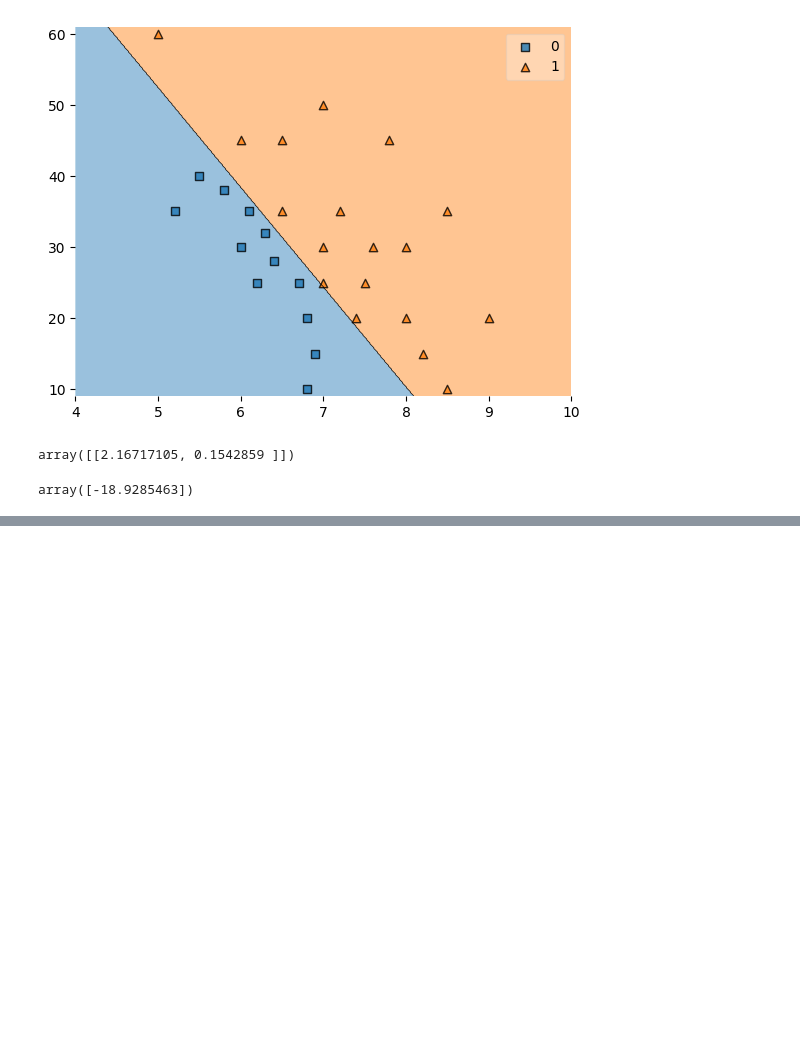
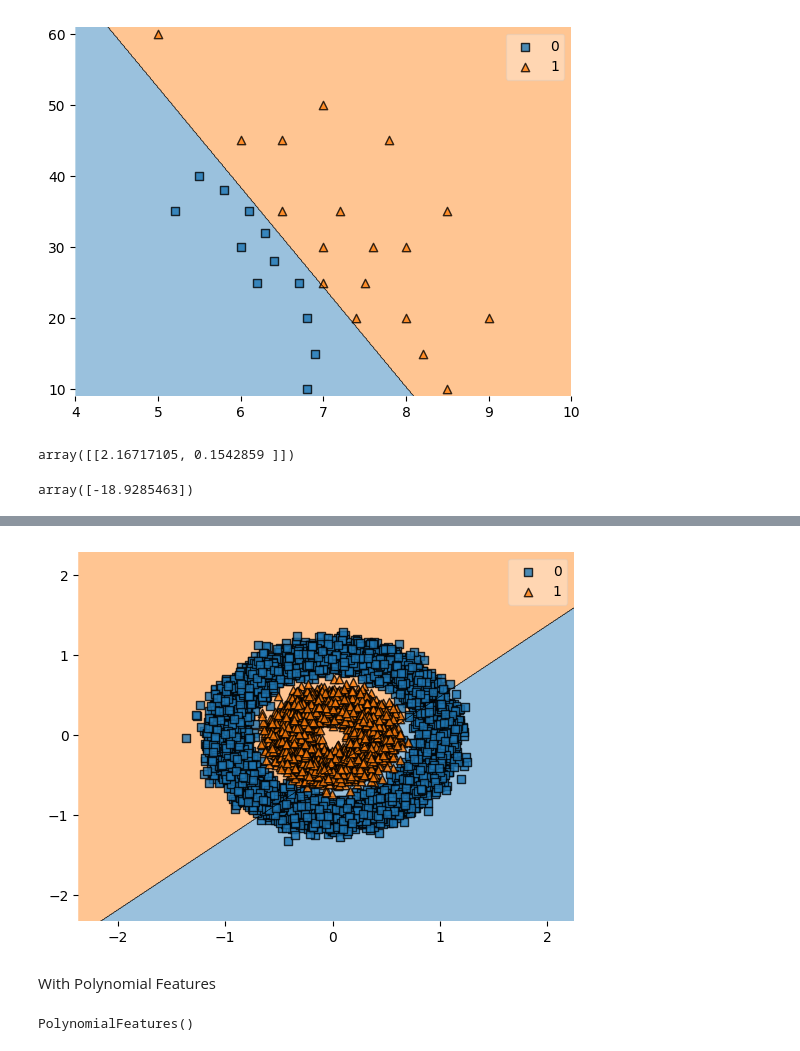
Before and after one commit to jaskiratbudhmaan-ship-it/LocalRepo, a Jupyter notebook: Machine_Learning2.ipynb, the cells around one changed output, grey strips where cells are left out. Saved outputs shown, nothing was run; the diff lists cells and outputs as text; code cells hidden in the pictures; blank space fills up the shorter version.

```diff
--- a/Machine_Learning2.ipynb
+++ b/Machine_Learning2.ipynb
@@ -450,0 +474,6 @@ array([-18.9285463])
+# %%
+x = dataset.iloc[:,:-1]
+y = dataset["label"]
+# %%
+from sklearn.model_selection import train_test_split
+x_train,x_test,y_train,y_test = train_test_split(x,y,test_size=0.2,random_state=42)
@@ -450,0 +490,14 @@ array([-18.9285463])
+# %%
+from mlxtend.plotting import plot_decision_regions
+plot_decision_regions(x.to_numpy(),y.to_numpy(),clf=lr)
+plt.show()
+# %% [output]
+[figure, added]
+# %% [markdown]
+With Polynomial Features
+# %%
+from sklearn.preprocessing import PolynomialFeatures
+pf = PolynomialFeatures(degree = 2)
+pf.fit(x)
+# %% [output]
+PolynomialFeatures()
```
Also changed, not shown: parts of 69 cells of this notebook.
